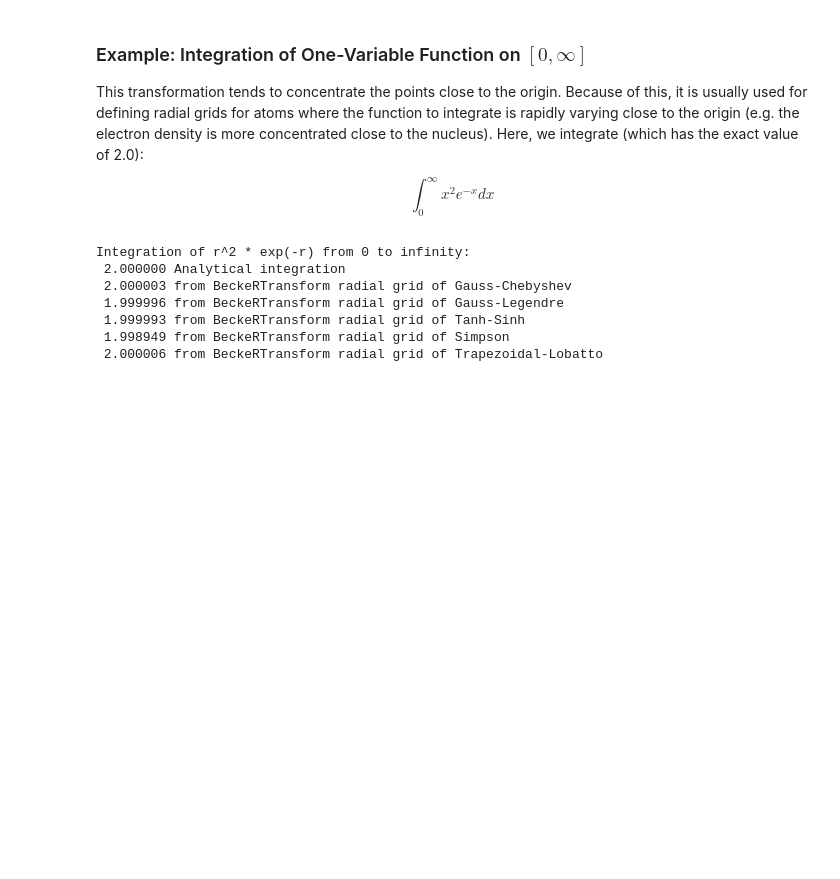
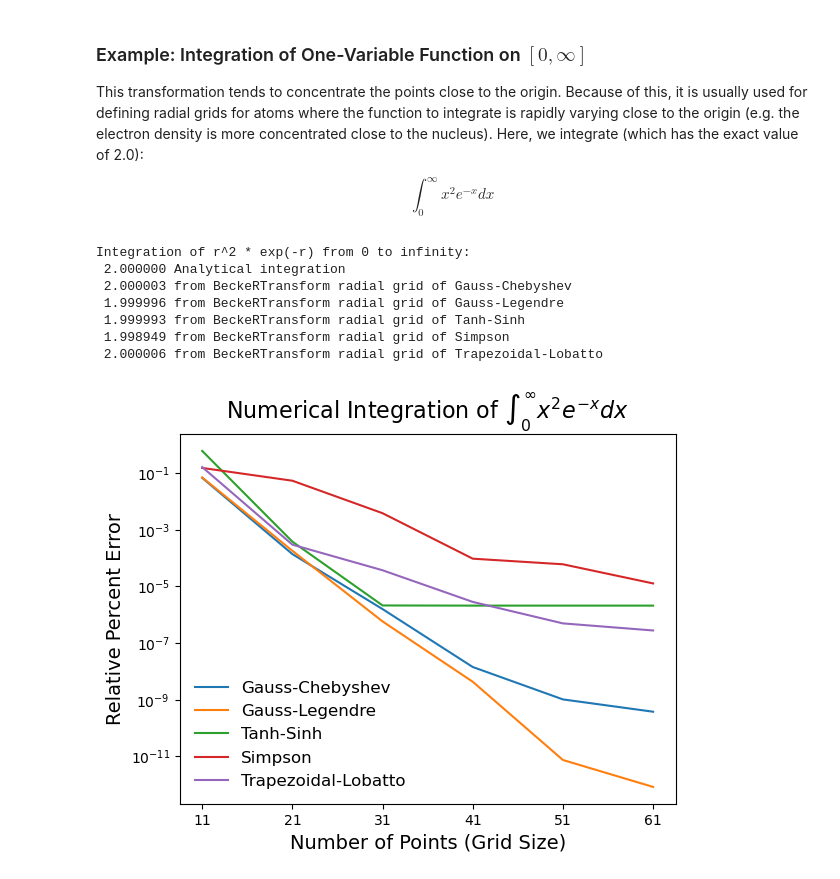
Before and after one commit to theochem/grid, a Jupyter notebook: doc/notebooks/One_dimensional_grids.ipynb, the cells around one changed output. Drawn from its saved outputs; the diff is of its cells as text; code cells hidden in the pictures; blank space fills up the shorter version.

```diff
--- a/doc/notebooks/One_dimensional_grids.ipynb
+++ b/doc/notebooks/One_dimensional_grids.ipynb
@@ -152,7 +156,8 @@ grids = [
 
 for oned in grids:
     rgrid = BeckeRTransform(0.0, R=1.5).transform_1d_grid(oned)
-    func_vals = rgrid.points**2 * np.exp(-rgrid.points)
+    x = rgrid.points
+    func_vals = x**2 * np.exp(-x)
     integral = rgrid.integrate(func_vals)
     print(f"{integral: .6f} from BeckeRTransform radial grid of {oned.name}")
 # %% [output]
@@ -163,3 +168,30 @@ Integration of r^2 * exp(-r) from 0 to infinity:
  1.999993 from BeckeRTransform radial grid of Tanh-Sinh
  1.998949 from BeckeRTransform radial grid of Simpson
  2.000006 from BeckeRTransform radial grid of Trapezoidal-Lobatto
+# %%
+npoints = [11, 21, 31, 41, 51, 61]
+grid_classes = [GaussChebyshev, GaussLegendre, TanhSinh, Simpson, Trapezoidal]
+
+for grid_class in grid_classes:
+    errors = []
+    for npoint in npoints:
+        # make 1-dimensional grid for the given number of points
+        oned = grid_class(npoint)
+        rgrid = BeckeRTransform(0.0, R=1.5).transform_1d_grid(oned)
+        # Calculate x^2 e^-x
+        x = rgrid.points
+        func_vals = x**2.0 * np.exp(-x)
+        # compute relative percent error of integration
+        integral = rgrid.integrate(func_vals)
+        errors.append(np.abs(integral - 2.0) / 2.0 * 100)
+    # plot relative percent error vs. number of grid points
+    plt.semilogy(npoints, errors, label=oned.name)
+
+plt.legend(frameon=False, fontsize=12)
+plt.title(r"Numerical Integration of $\int_0^\infty x^2 e^{-x}dx$", fontsize=16)
+plt.xlabel("Number of Points (Grid Size)", fontsize=14)
+plt.ylabel("Relative Percent Error", fontsize=14)
+plt.xticks(npoints)
+plt.show()
+# %% [output]
+[figure, added]
```
Also changed, not shown: parts of 4 cells of this notebook.
